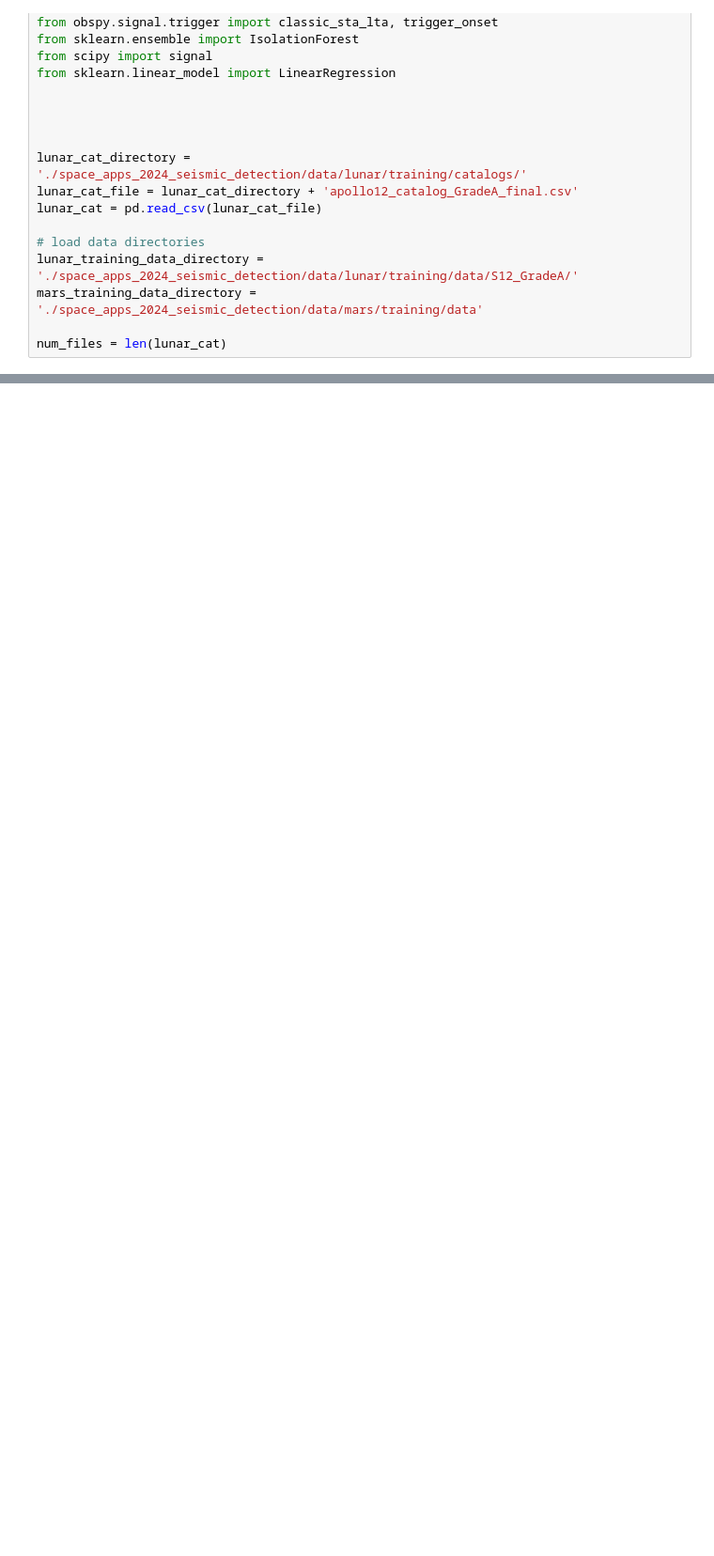
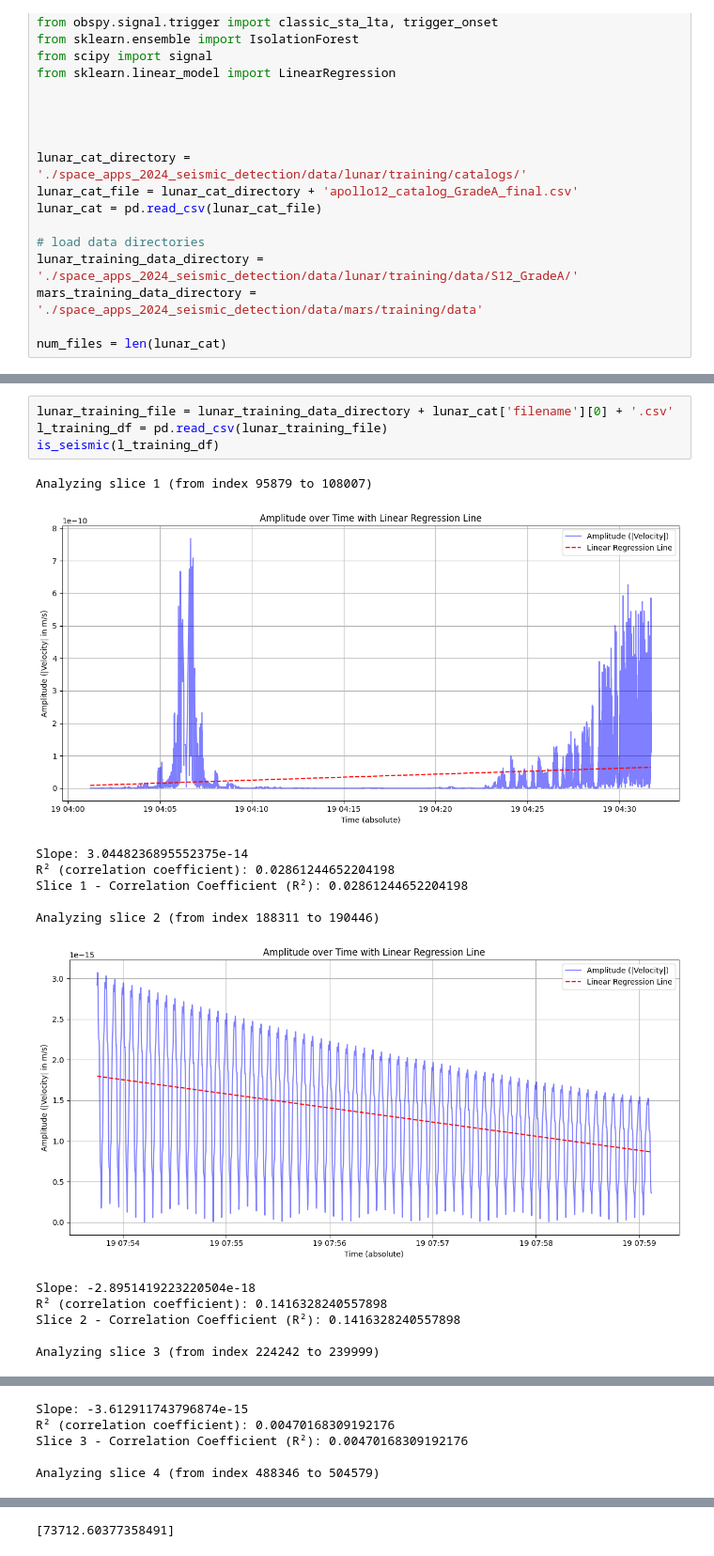
Before and after one commit to 0xknxwledge/NASA, a Jupyter notebook: nasa_app.ipynb, the cells around one changed output, grey strips where cells are left out. Shown at 94% size. Cells and saved outputs as stored; diff of their text form; blank space fills up the shorter version.

```diff
--- a/nasa_app.ipynb
+++ b/nasa_app.ipynb
@@ -150,0 +145,18 @@ for seg in trig_inds:
+# %%
+lunar_training_file = lunar_training_data_directory + lunar_cat['filename'][0] + '.csv'
+l_training_df = pd.read_csv(lunar_training_file)
+is_seismic(l_training_df)
+# %% [output]
+Analyzing slice 1 (from index 95879 to 108007)
+[figure, added]
+Slope: 3.0448236895552375e-14
+R² (correlation coefficient): 0.02861244652204198
+Slice 1 - Correlation Coefficient (R²): 0.02861244652204198
+
+Analyzing slice 2 (from index 188311 to 190446)
+[figure, added]
+Slope: -2.8951419223220504e-18
+R² (correlation coefficient): 0.1416328240557898
+Slice 2 - Correlation Coefficient (R²): 0.1416328240557898
+
+Analyzing slice 3 (from index 224242 to 239999)
@@ -150,0 +164,5 @@ for seg in trig_inds:
+Slope: -3.612911743796874e-15
+R² (correlation coefficient): 0.00470168309192176
+Slice 3 - Correlation Coefficient (R²): 0.00470168309192176
+
+Analyzing slice 4 (from index 488346 to 504579)
@@ -151,3 +176,4 @@ for seg in trig_inds:
+[73712.60377358491]
 # %%
 for i in range(num_files):
     lunar_training_file = lunar_training_data_directory + lunar_cat['filename'][i] + '.csv'
```
Also changed, not shown: parts of 5 cells of this notebook.
